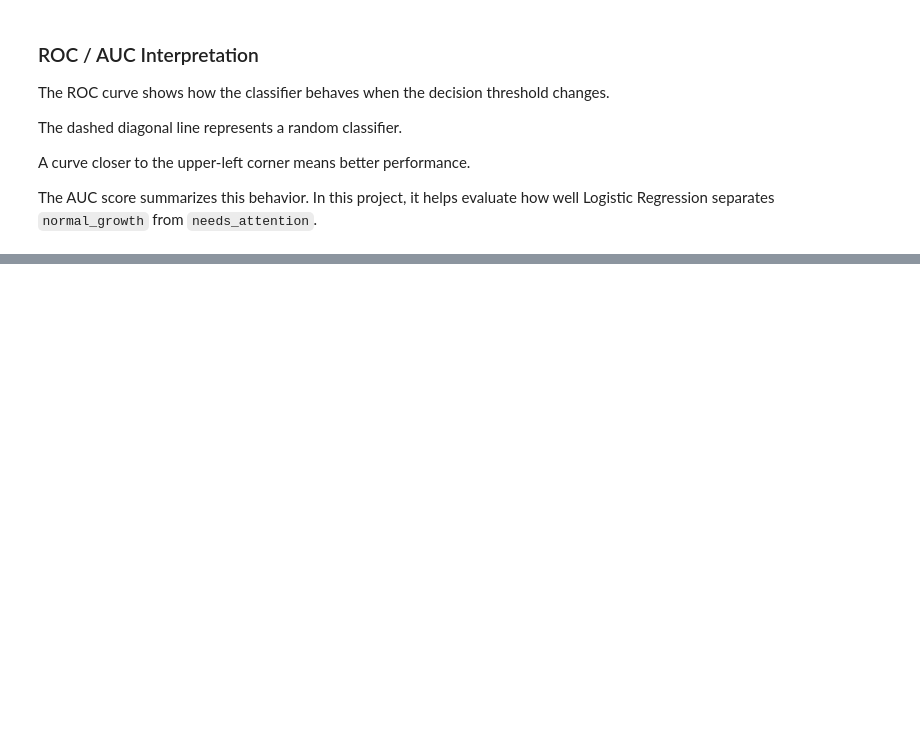
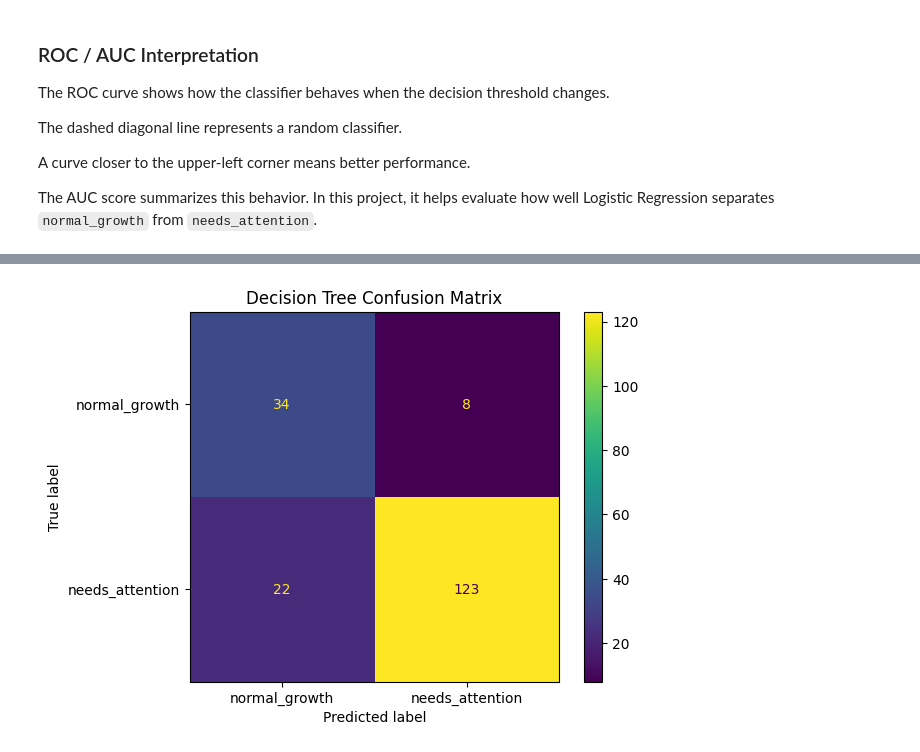
Before and after one commit to SATananov/cane-corso-growth-intelligence, a Jupyter notebook: notebooks/03_classification_growth_status.ipynb, the cells around one changed output, grey strips where cells are left out. Saved outputs shown, nothing was run; the diff lists cells and outputs as text; code cells hidden in the pictures; blank space fills up the shorter version.

Commit message:
Add decision tree classifier

```diff
--- a/notebooks/03_classification_growth_status.ipynb
+++ b/notebooks/03_classification_growth_status.ipynb
@@ -443,0 +452,11 @@ The AUC score summarizes this behavior. In this project, it helps evaluate how w
+# %%
+decision_tree_model = DecisionTreeClassifier(
+    max_depth=4,
+    random_state=42,
+    class_weight="balanced"
+)
+
+decision_tree_model.fit(X_train_cls, y_train_cls)
+
+tree_predictions = decision_tree_model.predict(X_test_cls)
+tree_probabilities = decision_tree_model.predict_proba(X_test_cls)[:, 1]
@@ -443,0 +489,15 @@ The AUC score summarizes this behavior. In this project, it helps evaluate how w
+# %%
+tree_confusion_matrix = confusion_matrix(
+    y_test_cls,
+    tree_predictions
+)
+
+ConfusionMatrixDisplay(
+    confusion_matrix=tree_confusion_matrix,
+    display_labels=["normal_growth", "needs_attention"]
+).plot()
+
+plt.title("Decision Tree Confusion Matrix")
+plt.show()
+# %% [output]
+[figure, added]
```
Also changed, not shown: parts of 5 cells of this notebook.
